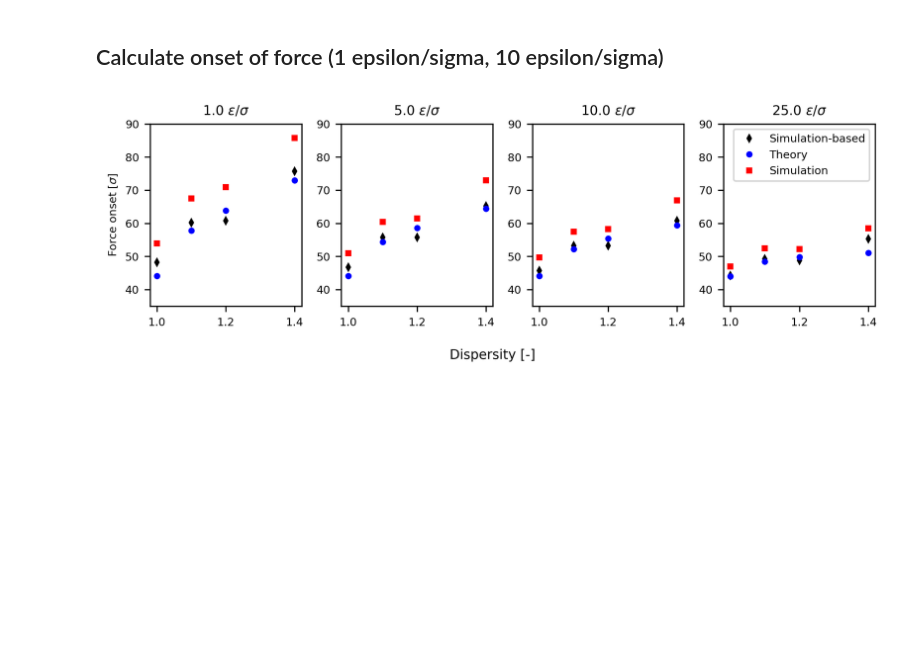
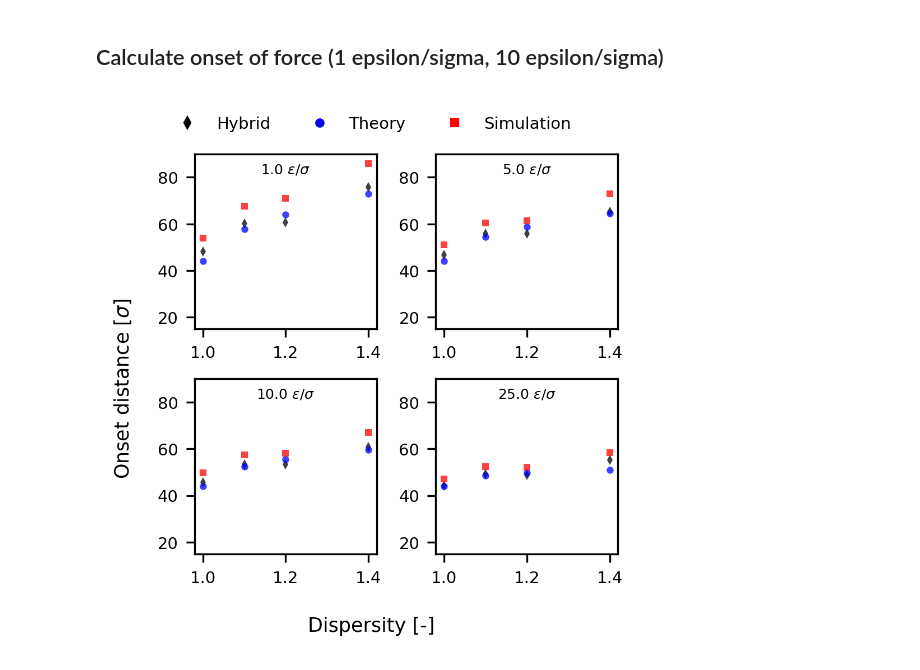
Before and after one commit to leon-a-smook/picbad, a Jupyter notebook: notebooks/compression.ipynb, the cells around one changed output. Cells and saved outputs as stored; diff of their text form; code cells hidden in the pictures; blank space fills up the shorter version.

```diff
--- a/notebooks/compression.ipynb
+++ b/notebooks/compression.ipynb
@@ -263,59 +302,97 @@ def find_closest(f_target, brush=None, f=None, z=None):
 # %%
 brushes = [brush_10, brush_11, brush_12, brush_14]
 brushes_th = [brush_10_th, brush_11_th, brush_12_th, brush_14_th]
 brushes_sim = ["../data/Compression_D100.csv","../data/Compression_D110.csv","../data/Compression_D120.csv","../data/Compression_D140.csv"]
 
 D = [1.0, 1.1, 1.2, 1.4]
-fig, ax = plt.subplots(figsize=(FIGURE_SIZE_LARGE[0],2.4),dpi=FIGURE_DPI,ncols=4)
+fig, ax = plt.subplots(figsize=(FIGURE_SIZE[0],FIGURE_SIZE[1]*1.5),dpi=FIGURE_DPI,nrows=2,ncols=2)
 threshold = 1.0
 zs = [find_closest(threshold,brush) for brush in brushes]
-ax[0].plot(D, zs, 'kd', label = "Simulation-based")
+ax[0][0].plot(D, zs, 'kd', label = "Simulation-based", alpha=0.75, mew=0)
 zth = [find_closest(threshold,brush) for brush in brushes_th]
-ax[0].plot(D, zth, 'bo', label = 'Theory')
+ax[0][0].plot(D, zth, 'bo', label = 'Theory', alpha=0.75, mew=0)
 datas = [pd.read_csv(brush) for brush in brushes_sim]
 zsim = [find_closest(threshold, f=df.F_mean.to_numpy(), z = df.z.to_numpy()) for df in datas]
-ax[0].plot(D,zsim,'rs',label='Simulation')
-ax[0].set_ylim([35,90])
-ax[0].set_ylabel("Force onset [$\sigma$]")
-ax[0].set_title(f"{threshold:3.1f} $\epsilon/\sigma$")
-threshold = 5.0
-zs = [find_closest(threshold,brush) for brush in brushes]
-ax[1].plot(D, zs, 'kd', label = "Simulation-based")
-zth = [find_closest(threshold,brush) for brush in brushes_th]
-ax[1].plot(D, zth, 'bo', label = 'Theory')
-datas = [pd.read_csv(brush) for brush in brushes_sim]
-zsim = [find_closest(threshold, f=df.F_mean.to_numpy(), z = df.z.to_numpy()) for df in datas]
-ax[1].plot(D,zsim,'rs',label='Simulation')
-# ax[1].legend()
-# ax[1].set_ylabel("Force onset [$\sigma$]")
-ax[1].set_title(f"{threshold:3.1f} $\epsilon/\sigma$")
-ax[1].set_ylim([35,90])
+ax[0][0].plot(D,zsim,'rs',label='Simulation', alpha=0.75, mew=0)
+ax[0][0].set_ylim([15,90])
+# ax[0][0].set_ylabel("Force onset [$\sigma$]")
+# ax[0][0].set_title(f"{threshold:3.1f} $\epsilon/\sigma$")
+ax[0][0].text(0.5, 0.95, f"{threshold:3.1f} $\epsilon/\sigma$",
+        transform=ax[0][0].transAxes,
+        fontsize=6,
+        verticalalignment='top',
+        horizontalalignment='center')
 
 threshold = 10.0
 zs = [find_closest(threshold,brush) for brush in brushes]
-ax[2].plot(D, zs, 'kd', label = "Simulation-based")
+ax[1][0].plot(D, zs, 'kd', label = "Simulation-based", alpha=0.75, mew=0)
 zth = [find_closest(threshold,brush) for brush in brushes_th]
-ax[2].plot(D, zth, 'bo', label = 'Theory')
+ax[1][0].plot(D, zth, 'bo', label = 'Theory', alpha=0.75, mew=0)
 datas = [pd.read_csv(brush) for brush in brushes_sim]
 zsim = [find_closest(threshold, f=df.F_mean.to_numpy(), z = df.z.to_numpy()) for df in datas]
-ax[2].plot(D,zsim,'rs',label='Simulation')
+ax[1][0].plot(D,zsim,'rs',label='Simulation', alpha=0.75, mew=0)
+# ax[1].legend()
+# ax[1].set_ylabel("Force onset [$\sigma$]")
+# ax[1][0].set_title(f"{threshold:3.1f} $\epsilon/\sigma$")
+ax[1][0].set_ylim([15,90])
+ax[1][0].text(0.5, 0.95, f"{threshold:3.1f} $\epsilon/\sigma$",
+        transform=ax[1][0].transAxes,
+        fontsize=6,
+        verticalalignment='top',
+        horizontalalignment='center')
+
+threshold = 5.0
+zs = [find_closest(threshold,brush) for brush in brushes]
+ax[0][1].plot(D, zs, 'kd', label = "Simulation-based", alpha=0.75, mew=0)
+zth = [find_closest(threshold,brush) for brush in brushes_th]
+ax[0][1].plot(D, zth, 'bo', label = 'Theory', alpha=0.75, mew=0)
+datas = [pd.read_csv(brush) for brush in brushes_sim]
+zsim = [find_closest(threshold, f=df.F_mean.to_numpy(), z = df.z.to_numpy()) for df in datas]
+ax[0][1].plot(D,zsim,'rs',label='Simulation', alpha=0.75, mew=0)
 # ax[2].set_ylabel("Force onset [$\sigma$]")
-ax[2].set_title(f"{threshold:3.1f} $\epsilon/\sigma$")
-ax[2].set_ylim([35,90])
+# ax[0][1].set_title(f"{threshold:3.1f} $\epsilon/\sigma$")
+ax[0][1].set_ylim([15,90])
+ax[0][1].text(0.5, 0.95, f"{threshold:3.1f} $\epsilon/\sigma$",
+        transform=ax[0][1].transAxes,
+        fontsize=6,
+        verticalalignment='top',
+        horizontalalignment='center')
 
 threshold = 25.0
 zs = [find_closest(threshold,brush) for brush in brushes]
-ax[3].plot(D, zs, 'kd', label = "Simulation-based")
+ax[1][1].plot(D, zs, 'kd', label = "Simulation-based", alpha=0.75, mew=0)
 zth = [find_closest(threshold,brush) for brush in brushes_th]
-ax[3].plot(D, zth, 'bo', label = 'Theory')
+ax[1][1].plot(D, zth, 'bo', label = 'Theory', alpha=0.75, mew=0)
 datas = [pd.read_csv(brush) for brush in brushes_sim]
 zsim = [find_closest(threshold, f=df.F_mean.to_numpy(), z = df.z.to_numpy()) for df in datas]
-ax[3].plot(D,zsim,'rs',label='Simulation')
+ax[1][1].plot(D,zsim,'rs',label='Simulation', alpha=0.75, mew=0)
 # ax[3].set_ylabel("Force onset [$\sigma$]")
-ax[3].set_title(f"{threshold:3.1f} $\epsilon/\sigma$")
-ax[3].set_ylim([35,90])
-ax[3].legend()
+# ax[1][1].set_title(f"{threshold:3.1f} $\epsilon/\sigma$")
+ax[1][1].set_ylim([15,90])
+ax[1][1].text(0.5, 0.95, f"{threshold:3.1f} $\epsilon/\sigma$",
+        transform=ax[1][1].transAxes,
+        fontsize=6,
+        verticalalignment='top',
+        horizontalalignment='center')
+
+# Define original line styles and colors
+original_lines = [
+    {'linestyle': None, 'marker' : 'd', 'color': 'black', 'label': 'Hybrid'},
+    {'linestyle': None, 'marker' : 'o', 'color': 'blue', 'label': 'Theory'},
+    {'linestyle': None, 'marker' : 's', 'color' : 'red', 'label' : 'Simulation'}
+]
+
+# Create custom legend handles (same linestyle, but grayed-out color)
+legend_lines = [
+    Line2D([0], [0], linestyle='', color=item['color'], label=item['label'], marker=item['marker'])
+    for item in original_lines
+]
+
+fig.legend(handles=legend_lines, loc='lower center', bbox_to_anchor=(0.5, 0.98), ncol=3, frameon=False)
+
 fig.supxlabel("Dispersity [-]")
+fig.supylabel("Onset distance [$\sigma$]")
 fig.tight_layout()
+fig.savefig("../results/figures/compression_thresholds.png", bbox_inches='tight', dpi=300)
 # %% [output]
-[figure, old version]
+[figure, new version]
```
Also changed, not shown: parts of 5 cells of this notebook, 5 other files.
